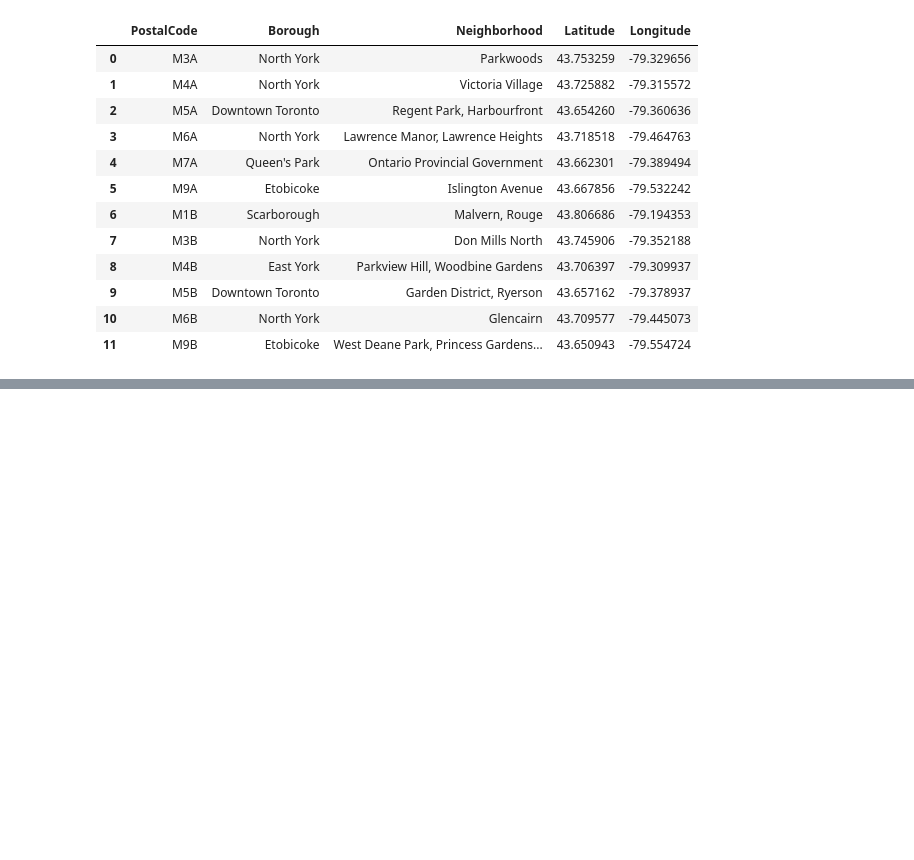
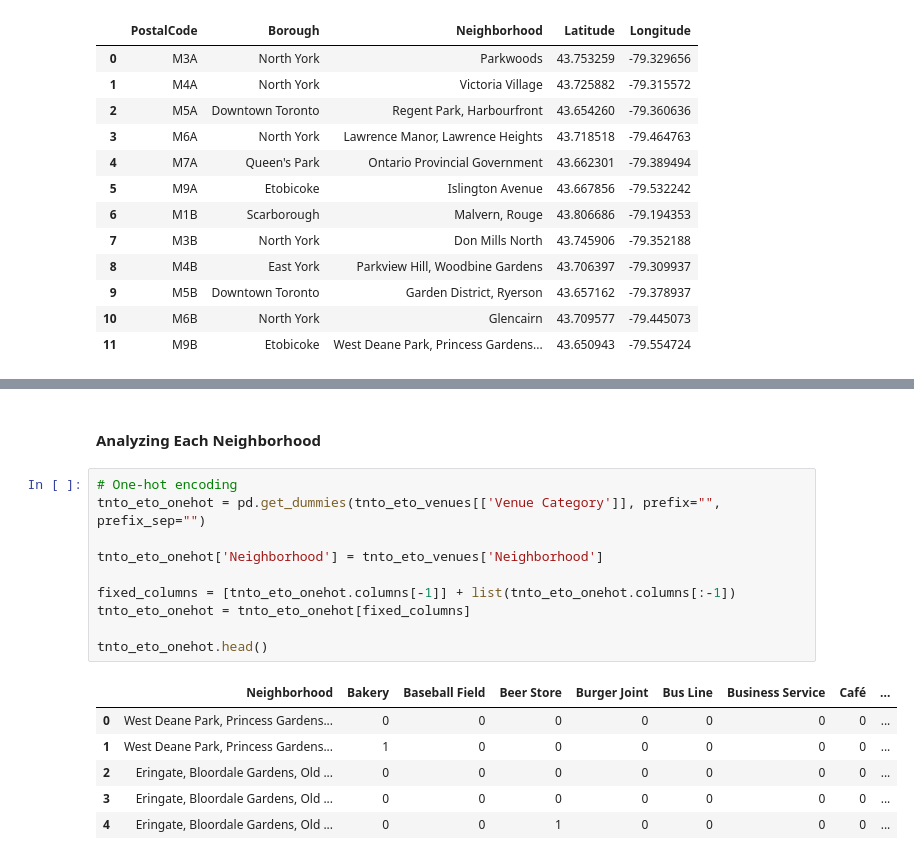
Before and after one commit to prsudharshan/Coursera-Capstone, a Jupyter notebook: Sudharshan's Capstone - Week 3 Assignment.ipynb, the cells around one changed output, grey strips where cells are left out. Cells and saved outputs as stored; diff of their text form; blank space fills up the shorter version.

```diff
--- a/Sudharshan's Capstone - Week 3 Assignment.ipynb
+++ b/Sudharshan's Capstone - Week 3 Assignment.ipynb
@@ -128,0 +420,19 @@ tnto_df.head(12)
+# %% [markdown]
+#### Analyzing Each Neighborhood
+# %%
+# One-hot encoding
+tnto_eto_onehot = pd.get_dummies(tnto_eto_venues[['Venue Category']], prefix="", prefix_sep="")
+
+tnto_eto_onehot['Neighborhood'] = tnto_eto_venues['Neighborhood']
+
+fixed_columns = [tnto_eto_onehot.columns[-1]] + list(tnto_eto_onehot.columns[:-1])
+tnto_eto_onehot = tnto_eto_onehot[fixed_columns]
+
+tnto_eto_onehot.head()
+# %% [output]
+|  | Neighborhood | Bakery | Baseball Field | Beer Store | Burger Joint | Bus Line | Business Service | Café | ... |
+| 0 | West Deane Park, Princess Gardens... | 0 | 0 | 0 | 0 | 0 | 0 | 0 | ... |
+| 1 | West Deane Park, Princess Gardens... | 1 | 0 | 0 | 0 | 0 | 0 | 0 | ... |
+| 2 | Eringate, Bloordale Gardens, Old ... | 0 | 0 | 0 | 0 | 0 | 0 | 0 | ... |
+| 3 | Eringate, Bloordale Gardens, Old ... | 0 | 0 | 0 | 0 | 0 | 0 | 0 | ... |
+| 4 | Eringate, Bloordale Gardens, Old ... | 0 | 0 | 1 | 0 | 0 | 0 | 0 | ... |
```
Also changed, not shown: parts of 55 cells of this notebook.
